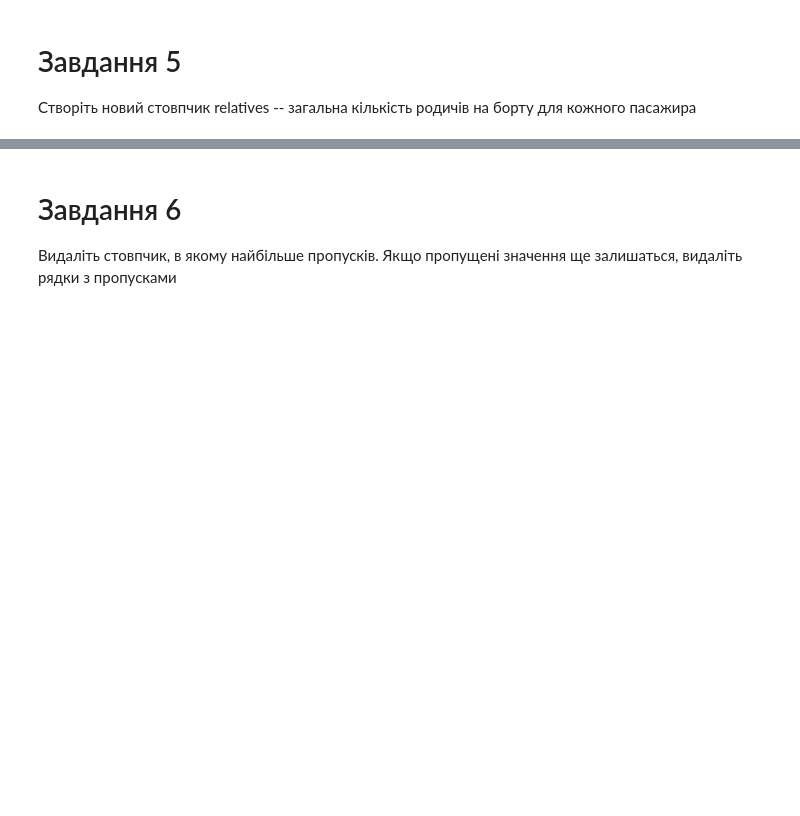
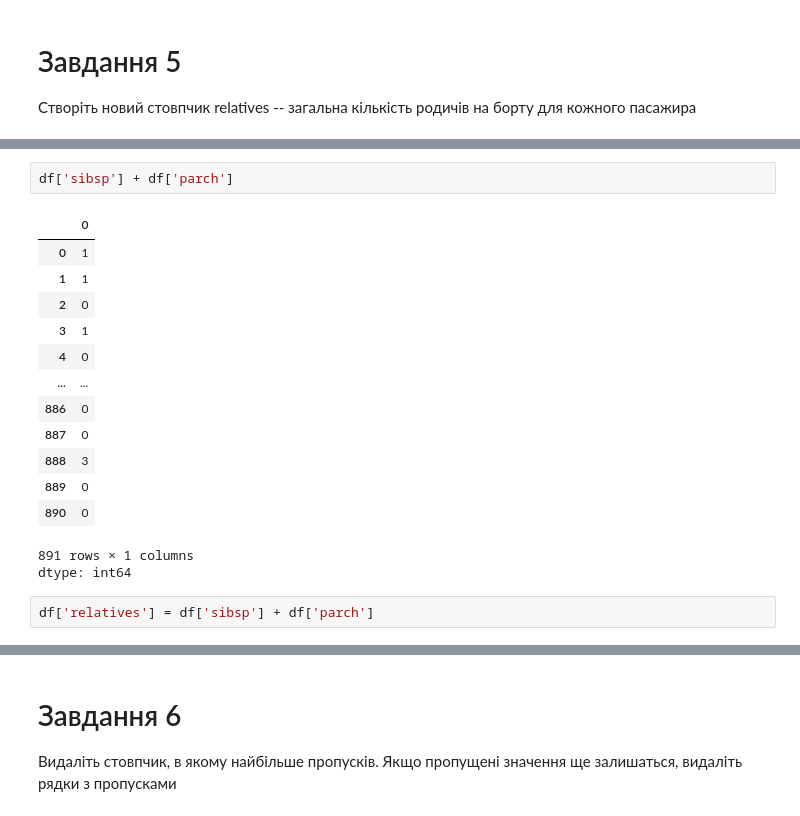
Before and after one commit to Margo-s-M/AI_Colab, a Jupyter notebook: Практика_pandas_S.ipynb, the cells around one changed output, grey strips where cells are left out. Cells and saved outputs as stored; diff of their text form; blank space fills up the shorter version.

```diff
--- a/Практика_pandas_S.ipynb
+++ b/Практика_pandas_S.ipynb
@@ -200,0 +217,19 @@ df[(df['age'] <18) & (df['embarked'] =='C') & (df['sex'] == 'male')]
+# %%
+df['sibsp'] + df['parch']
+# %% [output]
+|  | 0 |
+| 0 | 1 |
+| 1 | 1 |
+| 2 | 0 |
+| 3 | 1 |
+| 4 | 0 |
+| ... | ... |
+| 886 | 0 |
+| 887 | 0 |
+| 888 | 3 |
+| 889 | 0 |
+| 890 | 0 |
+891 rows × 1 columns
+dtype: int64
+# %%
+df['relatives'] = df['sibsp'] + df['parch']
```
Also changed, not shown: parts of 2 cells of this notebook.
